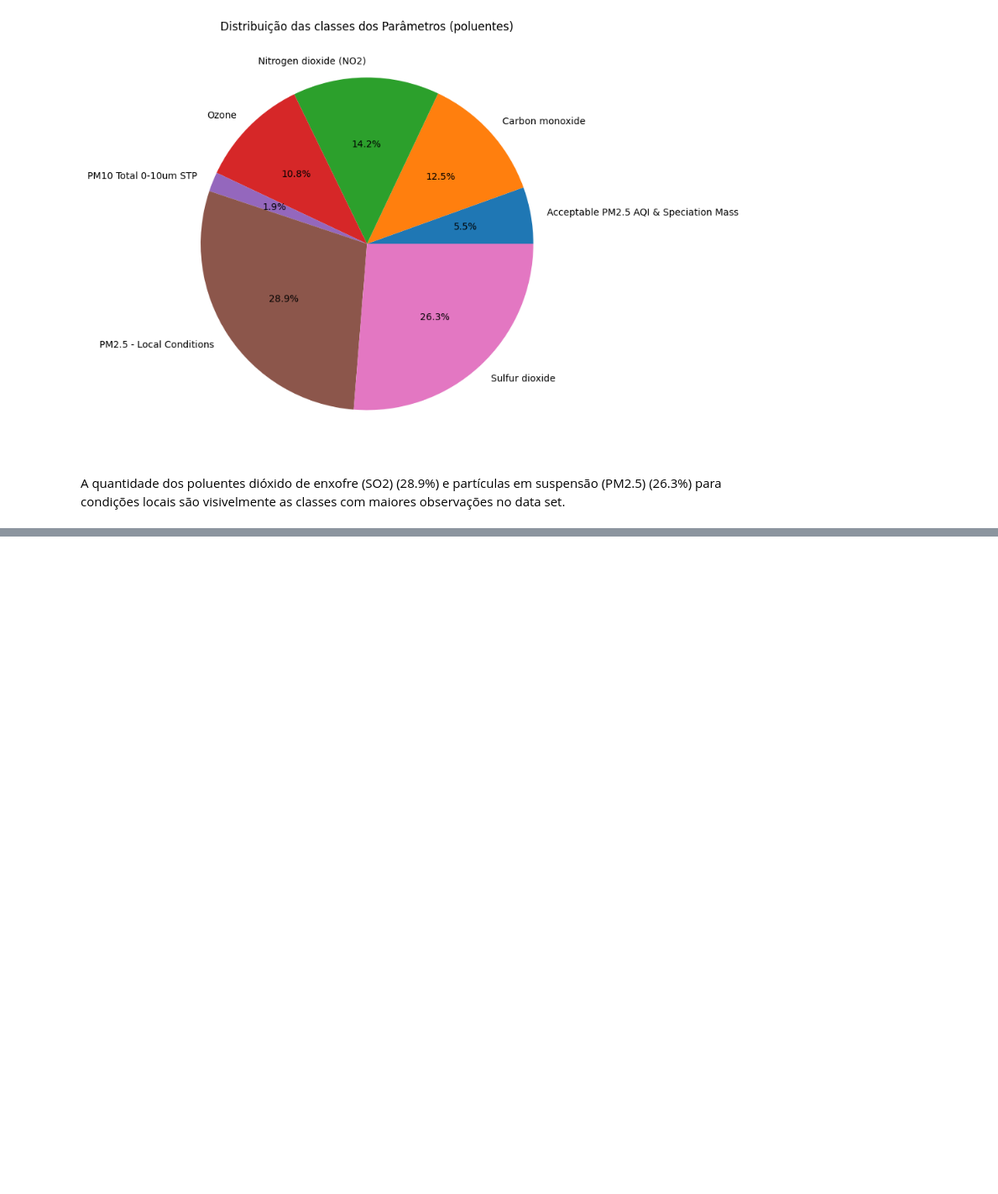
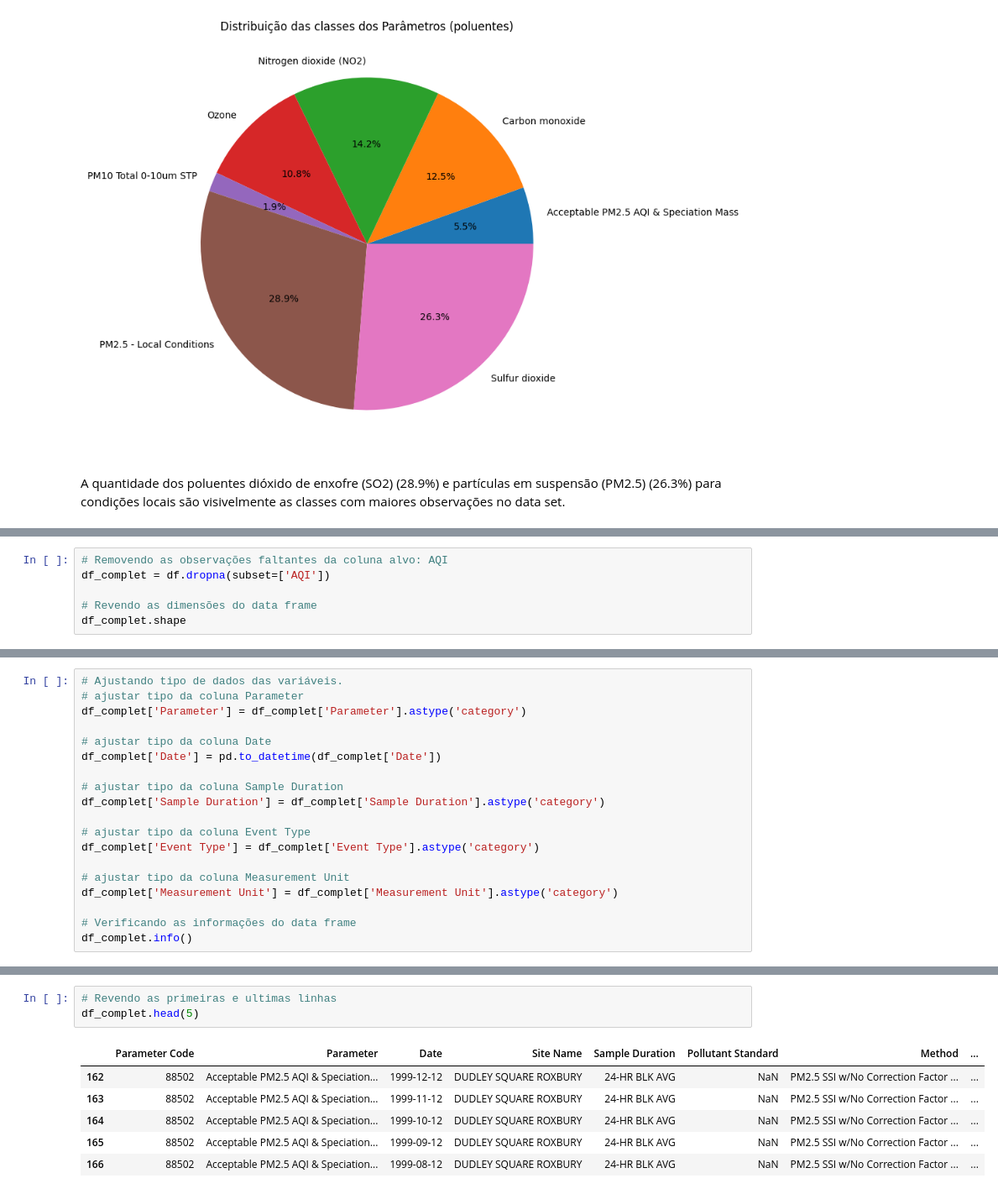
Before and after one commit to ViniciusMRod/MVP_Sprint01_PUC_Rio, a Jupyter notebook: MVP_Sprint01.ipynb, the cells around one changed output, grey strips where cells are left out. Shown at 84% size. Saved outputs shown, nothing was run; the diff lists cells and outputs as text; blank space fills up the shorter version.

```diff
--- a/MVP_Sprint01.ipynb
+++ b/MVP_Sprint01.ipynb
@@ -186,0 +214,6 @@ A quantidade dos poluentes dióxido de enxofre (SO2) (28.9%) e partículas em su
+# %%
+# Removendo as observações faltantes da coluna alvo: AQI
+df_complet = df.dropna(subset=['AQI'])
+
+# Revendo as dimensões do data frame
+df_complet.shape
@@ -186,0 +226,19 @@ A quantidade dos poluentes dióxido de enxofre (SO2) (28.9%) e partículas em su
+# %%
+# Ajustando tipo de dados das variáveis.
+# ajustar tipo da coluna Parameter
+df_complet['Parameter'] = df_complet['Parameter'].astype('category')
+
+# ajustar tipo da coluna Date
+df_complet['Date'] = pd.to_datetime(df_complet['Date'])
+
+# ajustar tipo da coluna Sample Duration
+df_complet['Sample Duration'] = df_complet['Sample Duration'].astype('category')
+
+# ajustar tipo da coluna Event Type
+df_complet['Event Type'] = df_complet['Event Type'].astype('category')
+
+# ajustar tipo da coluna Measurement Unit
+df_complet['Measurement Unit'] = df_complet['Measurement Unit'].astype('category')
+
+# Verificando as informações do data frame
+df_complet.info()
@@ -186,0 +263,10 @@ A quantidade dos poluentes dióxido de enxofre (SO2) (28.9%) e partículas em su
+# %%
+# Revendo as primeiras e ultimas linhas
+df_complet.head(5)
+# %% [output]
+|  | Parameter Code | Parameter | Date | Site Name | Sample Duration | Pollutant Standard | Method | ... |
+| 162 | 88502 | Acceptable PM2.5 AQI & Speciation... | 1999-12-12 | DUDLEY SQUARE ROXBURY | 24-HR BLK AVG | NaN | PM2.5 SSI w/No Correction Factor ... | ... |
+| 163 | 88502 | Acceptable PM2.5 AQI & Speciation... | 1999-11-12 | DUDLEY SQUARE ROXBURY | 24-HR BLK AVG | NaN | PM2.5 SSI w/No Correction Factor ... | ... |
+| 164 | 88502 | Acceptable PM2.5 AQI & Speciation... | 1999-10-12 | DUDLEY SQUARE ROXBURY | 24-HR BLK AVG | NaN | PM2.5 SSI w/No Correction Factor ... | ... |
+| 165 | 88502 | Acceptable PM2.5 AQI & Speciation... | 1999-09-12 | DUDLEY SQUARE ROXBURY | 24-HR BLK AVG | NaN | PM2.5 SSI w/No Correction Factor ... | ... |
+| 166 | 88502 | Acceptable PM2.5 AQI & Speciation... | 1999-08-12 | DUDLEY SQUARE ROXBURY | 24-HR BLK AVG | NaN | PM2.5 SSI w/No Correction Factor ... | ... |
```
Also changed, not shown: parts of 19 cells of this notebook.
